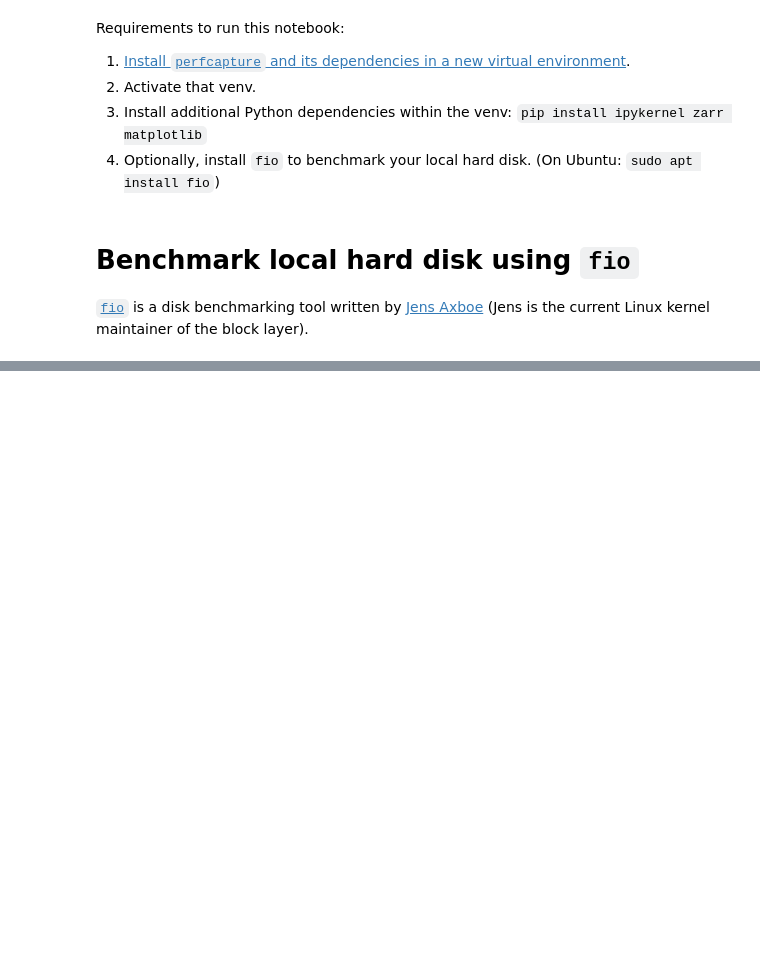
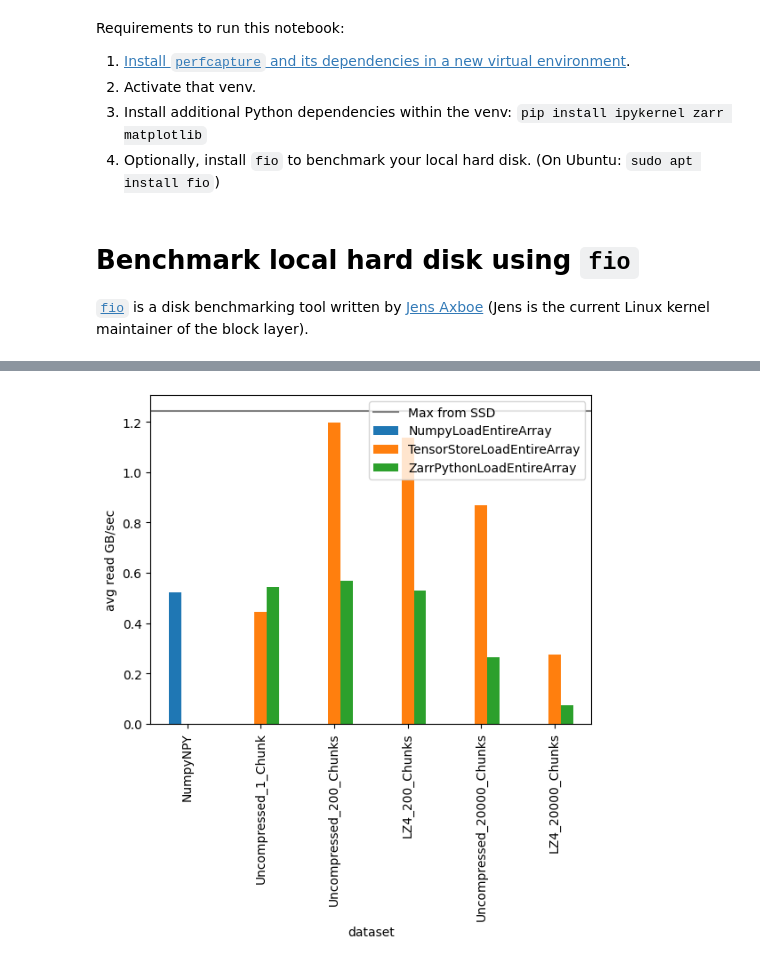
Before and after one commit to zarr-developers/zarr-benchmark, a Jupyter notebook: results/simple_results.ipynb, the cells around one changed output, grey strips where cells are left out. Cells and saved outputs as stored; diff of their text form; code cells hidden in the pictures; blank space fills up the shorter version.

```diff
--- a/results/simple_results.ipynb
+++ b/results/simple_results.ipynb
@@ -92,0 +64,10 @@ all_results
+# %%
+column_name = "avg read GB/sec"
+ax = get_result(column_name).plot.bar()
+ax.set_ylabel(column_name)
+
+# Draw "IO bandwidth" line
+ax.plot(ax.get_xlim(), (max_gbytes_per_sec, max_gbytes_per_sec), color="gray", label="Max from SSD")
+ax.legend();
+# %% [output]
+[figure, added]
```
Also changed, not shown: parts of 14 cells of this notebook, 6 other files.
